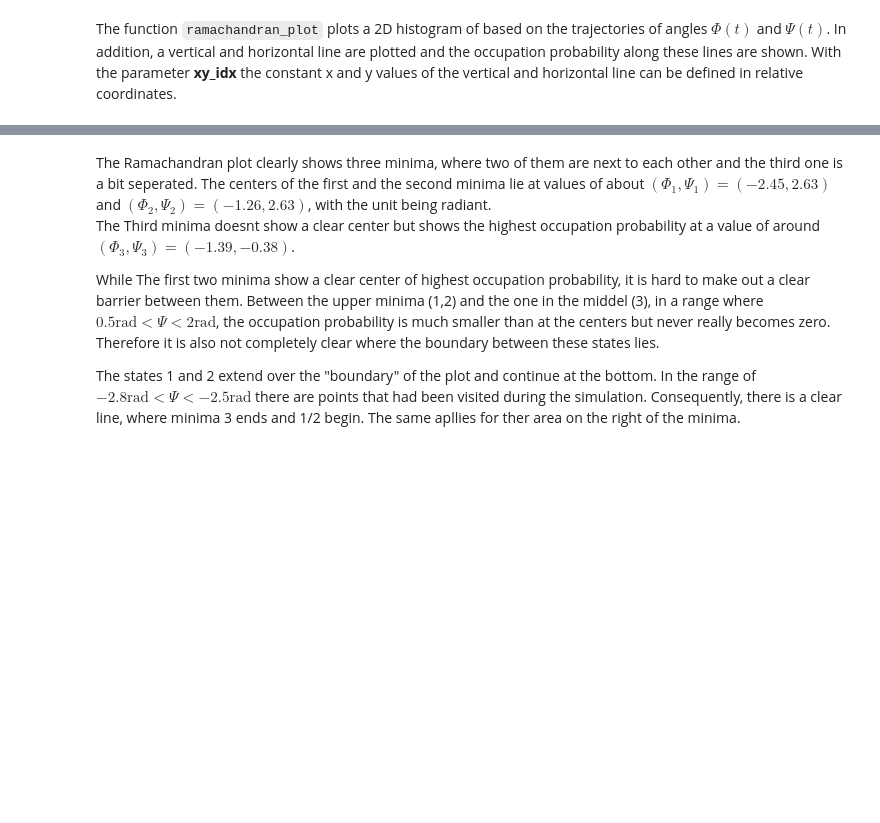
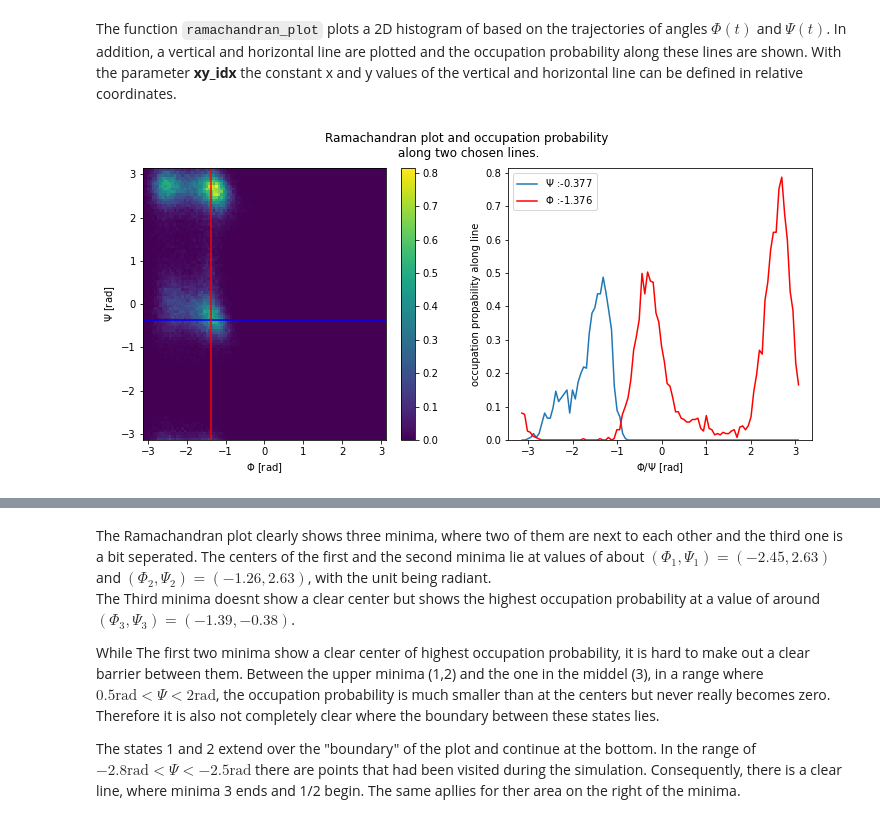
Before and after one commit to HannesC94/Final_Project_BioSim, a Jupyter notebook: Construction and Validation of Markov State Model .ipynb, the cells around one changed output, grey strips where cells are left out. Drawn from its saved outputs; the diff is of its cells as text; code cells hidden in the pictures; blank space fills up the shorter version.

```diff
--- a/Construction and Validation of Markov State Model .ipynb
+++ b/Construction and Validation of Markov State Model .ipynb
@@ -214,6 +214,10 @@ phi = phi_raw.values
 phi[:, 1] *= 2*np.pi/360
 # %% [markdown]
 The function `ramachandran_plot` plots a 2D histogram of based on the trajectories of angles $\Phi(t)$ and $\Psi(t)$. In addition, a vertical and horizontal line are plotted and the occupation probability along these lines are shown. With the parameter **xy_idx** the constant x and y values of the vertical and horizontal line can be defined in relative coordinates.
+# %%
+plot = ef.ramachandran_plot(phi, psi, xy_idx=[0.29, 0.44])
+# %% [output]
+[figure, added]
 # %%
 plot = ef.ramachandran_plot(phi, psi, xy_idx=[0.29, 0.44])
 # %% [output]
```
Also changed, not shown: parts of 31 cells of this notebook, 1 other file.
